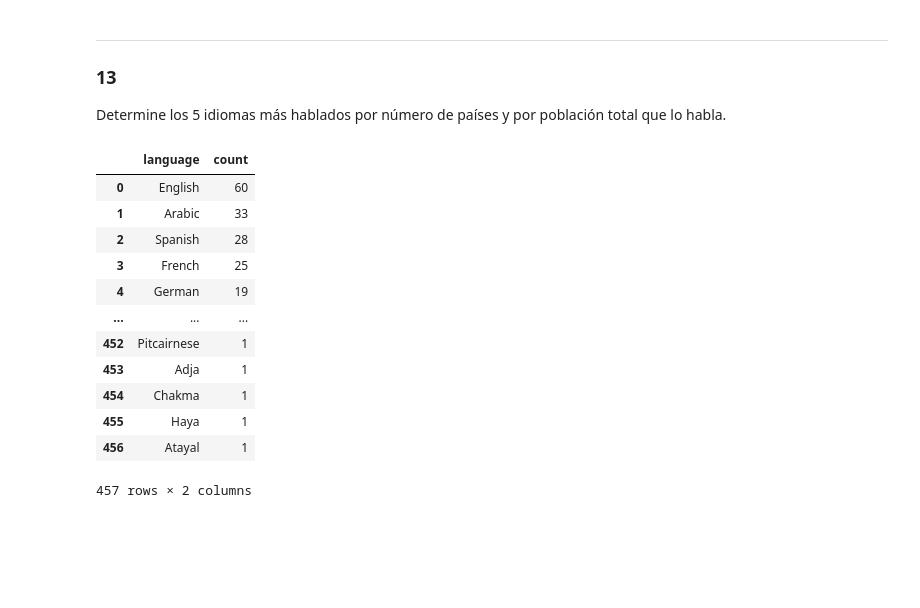
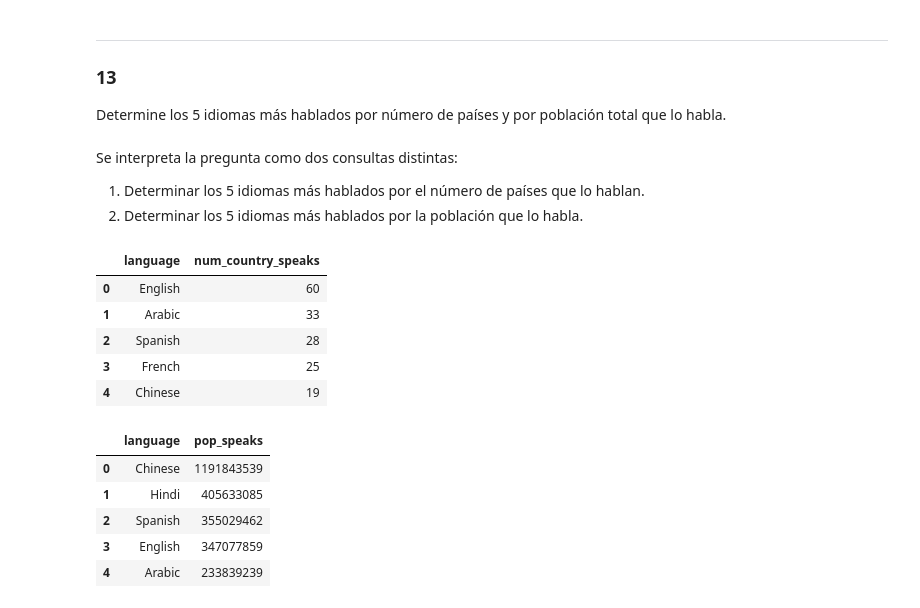
Before and after one commit to AnaliticaComputacional-2023-10/Taller7, a Jupyter notebook: Taller 7 - Solución.ipynb, the cells around one changed output. Cells and saved outputs as stored; diff of their text form; code cells hidden in the pictures; blank space fills up the shorter version.

```diff
--- a/Taller 7 - Solución.ipynb
+++ b/Taller 7 - Solución.ipynb
@@ -996,27 +996,47 @@ df
 
 ### 13
 Determine los 5 idiomas más hablados por número de países y por población total que lo habla.
+# %% [markdown]
+Se interpreta la pregunta como dos consultas distintas:
+
+1. Determinar los 5 idiomas más hablados por el número de países que lo hablan.
+1. Determinar los 5 idiomas más hablados por la población que lo habla.
 # %%
 query = """
-SELECT language, COUNT(country_code)
-FROM country_language
-INNER JOIN country ON country_language.country_code = country.code
-GROUP BY language
-ORDER BY count DESC
+SELECT country_language.language, COUNT(country.code) AS num_country_speaks
+FROM country
+INNER JOIN country_language ON country.code = country_language.country_code
+GROUP BY country_language.language
+ORDER BY COUNT(country.code) DESC
+LIMIT 5
 ;"""
 df = pdsql(query, connection)
 df
 # %% [output]
-|  | language | count |
+|  | language | num_country_speaks |
 | 0 | English | 60 |
 | 1 | Arabic | 33 |
 | 2 | Spanish | 28 |
 | 3 | French | 25 |
-| 4 | German | 19 |
-| ... | ... | ... |
-| 452 | Pitcairnese | 1 |
-| 453 | Adja | 1 |
-| 454 | Chakma | 1 |
-| 455 | Haya | 1 |
-| 456 | Atayal | 1 |
+| 4 | Chinese | 19 |
-457 rows × 2 columns
+# %%
+query = """
+SELECT A.language, SUM(A.pop_speaks) pop_speaks
+FROM (
+    SELECT country.code, country.population, country_language.language, country_language.percentage, CAST(country.population * country_language.percentage / 100 AS INTEGER) AS pop_speaks
+    FROM country
+    INNER JOIN country_language ON country.code = country_language.country_code
+    ) AS A
+GROUP BY A.language
+ORDER BY SUM(A.pop_speaks) DESC
+LIMIT 5
+;"""
+df = pdsql(query, connection)
+df
+# %% [output]
+|  | language | pop_speaks |
+| 0 | Chinese | 1191843539 |
+| 1 | Hindi | 405633085 |
+| 2 | Spanish | 355029462 |
+| 3 | English | 347077859 |
+| 4 | Arabic | 233839239 |
```
Also changed, not shown: parts of 1 cell of this notebook.
